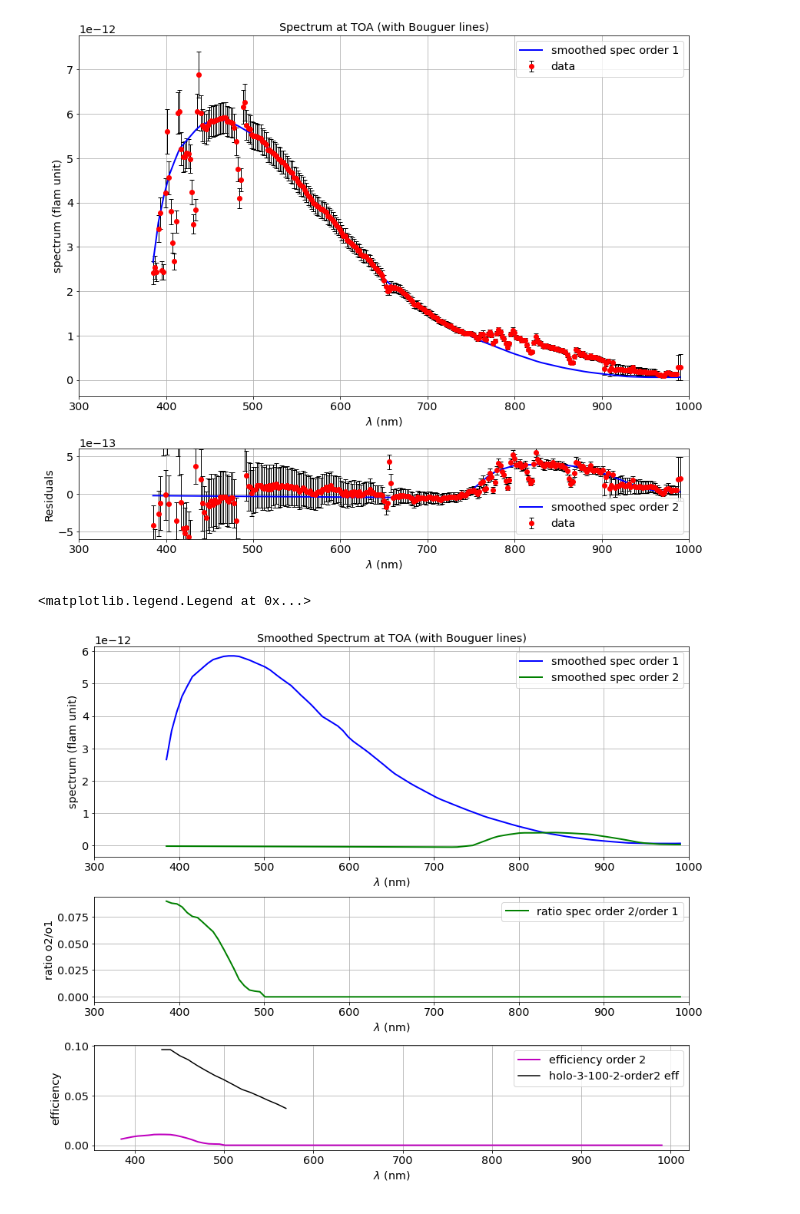
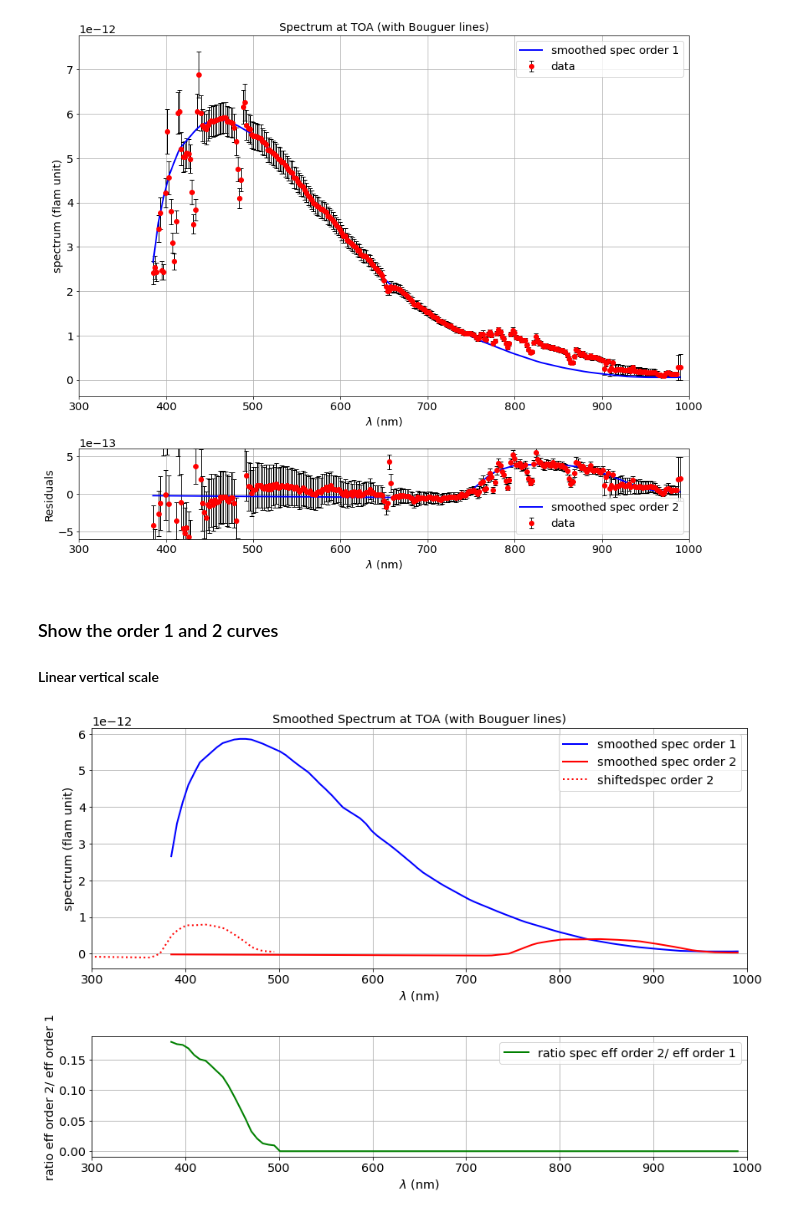
Before and after one commit to sylvielsstfr/PhotomCorrectAuxTel, a Jupyter notebook: analysis/MLfit_gp_data/ExtractThroughput.ipynb, the cells around one changed output. Saved outputs shown, nothing was run; the diff lists cells and outputs as text; code cells hidden in the pictures.

```diff
--- a/analysis/MLfit_gp_data/ExtractThroughput.ipynb
+++ b/analysis/MLfit_gp_data/ExtractThroughput.ipynb
@@ -486,58 +490,69 @@ ax2.set_ylim(-0.6e-12,0.6e-12)
 # %% [output]
 (-6e-13, 6e-13)
 [figure]
+# %% [markdown]
+### Show the order 1 and 2 curves
+
+
+#### Linear vertical scale
 # %%
-fig=plt.figure(figsize=(12,10),constrained_layout=True)
+fig=plt.figure(figsize=(12,8),constrained_layout=True)
 
 
 widths = [1,1]
-heights = [2,1,1]
-#spec = fig.add_gridspec(ncols=1, nrows=2, width_ratios=widths,height_ratios=heights)
-spec = fig.add_gridspec(ncols=1, nrows=3, height_ratios=heights)
+heights = [2,1]
+
+spec = fig.add_gridspec(ncols=1, nrows=2, height_ratios=heights)
 
 ax1 = fig.add_subplot(spec[0, 0])
 ax2 = fig.add_subplot(spec[1, 0])
-ax3 = fig.add_subplot(spec[2, 0])
+#ax3 = fig.add_subplot(spec[2, 0])
 
 # top panel
+#------------
 
 ax1.plot(x_spec,fcn_scan1(x_spec),'b-',label="smoothed spec order 1",lw=2)
-ax1.plot(x_spec,fcn_scan2(x_spec),'g-',label="smoothed spec order 2",lw=2)
+ax1.plot(x_spec,fcn_scan2(x_spec),'r-',label="smoothed spec order 2",lw=2)
+ax1.plot(x_spec/2,2*fcn_scan2(x_spec),'r:',label="shiftedspec order 2",lw=2)
 
 ax1.set_xlabel("$\lambda$ (nm)")
 ax1.set_ylabel("spectrum (flam unit)")
 title=f"Smoothed Spectrum at TOA (with Bouguer lines)"
 ax1.set_title(title)
 ax1.legend()
 ax1.grid()
 ax1.set_xlim(300,1000)
 #ax.set_yscale("log")
 
 # middle panel
+#--------------
 
 # interpolate the simulated spectrum
-ratio=fcn_scan2(2*x_spec)/fcn_scan1(x_spec)
-ax2.plot(x_spec,ratio,'g-',label="ratio spec order 2/order 1",lw=2)
+ratio=2*fcn_scan2(2*x_spec)/fcn_scan1(x_spec)
+
+ax2.plot(x_spec,ratio,'g-',label="ratio spec eff order 2/ eff order 1",lw=2)
+
 ax2.set_xlabel("$\lambda$ (nm)")
-ax2.set_ylabel("ratio o2/o1")
+ax2.set_ylabel("ratio eff order 2/ eff order 1")
 ax2.legend()
 
 ax2.grid()
 ax2.set_xlim(300,1000)
 #ax2.set_ylim(-0.6e-12,0.6e-12)
 
 # bottom pannel
-y_spl=spl_thr(x_spec)
+#---------------
+if 0:
+    y_spl=spl_thr(x_spec)
+    ax3.plot(x_spec,ratio*y_spl,'m-',label="efficiency order 2",lw=2)
 
-ax3.plot(x_spec,ratio*y_spl,'m-',label="efficiency order 2",lw=2)
-if 1:
-    #ax.plot(holodata4[:,1],holodata3[:,2],"g-",label=holotag4 )
-    ax3.plot(holodata5[:,1],holodata5[:,2],"k-",label=holotag5 )
+    if 1:
+        #ax.plot(holodata4[:,1],holodata3[:,2],"g-",label=holotag4 )
+        ax3.plot(holodata5[:,1],holodata5[:,2],"k-",label=holotag5 )
 
-ax3.set_xlabel("$\lambda$ (nm)")
-ax3.set_ylabel("efficiency")
-ax3.grid()
-ax3.legend()
+    ax3.set_xlabel("$\lambda$ (nm)")
+    ax3.set_ylabel("efficiency")
+    ax3.grid()
+    ax3.legend()
 # %% [output]
-<matplotlib.legend.Legend at 0x...>
-[figure, old version]
+[figure, new version]
```
Also changed, not shown: parts of 39 cells of this notebook, 2 other files.
